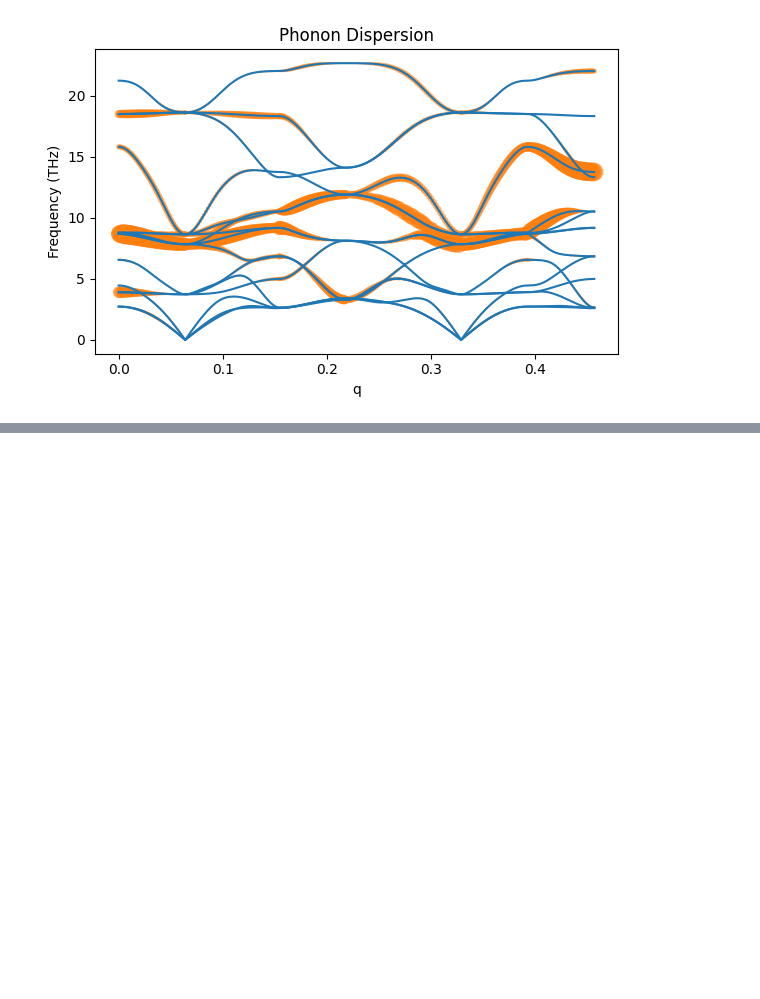
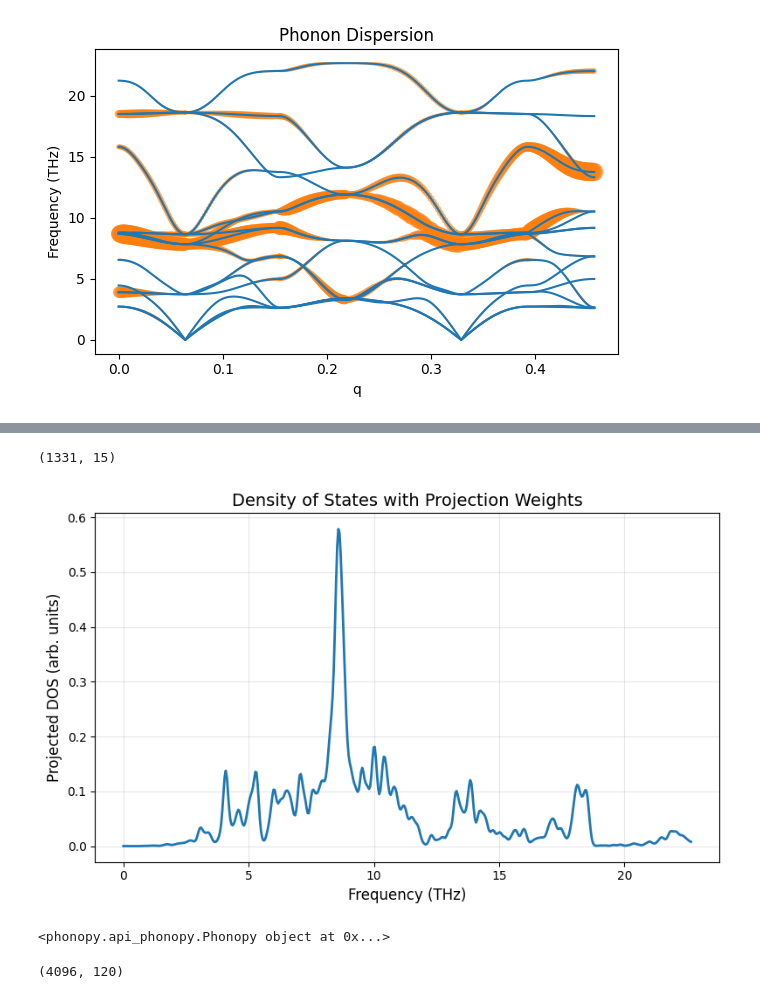
Before and after one commit to alexey-rulev/plus_vibe, a Jupyter notebook: ts.ipynb, the cells around one changed output, grey strips where cells are left out. Saved outputs shown, nothing was run; the diff lists cells and outputs as text; code cells hidden in the pictures; blank space fills up the shorter version.

```diff
--- a/ts.ipynb
+++ b/ts.ipynb
@@ -400,0 +569,4 @@ plt.show()
+# %%
+with open("example/mesh_single.yaml", "r") as f:
+    data = yaml.safe_load(f)
+unit_cell_mesh_phonons, unit_cell_mesh_meta = parse_band_yaml(data)
@@ -400,0 +597,55 @@ plt.show()
+# %%
+projections_modulus_mesh = []
+for q in range(len(rearranged_supercell_eigenvectors_mesh)):
+    q_proj = []
+    for b in range(len(rearranged_supercell_eigenvectors_mesh[q])):
+        eigvec = rearranged_supercell_eigenvectors_mesh[q][b]  # shape: (len(ts_atoms)-1, 3)
+        eigvec_flat = eigvec.flatten()  # shape: ((len(ts_atoms)-1)*3,)
+        # If eigenvectors are complex, use conjugate for projection
+        proj = np.vdot(eigvec_flat, dx_vec_flat)  # vdot does conjugate on first arg
+        q_proj.append(np.abs(proj))
+    projections_modulus_mesh.append(q_proj)
+projections_modulus_mesh = np.array(projections_modulus_mesh)  # shape: (nq, nbranches)
+print(projections_modulus_mesh.shape)
+# %% [output]
+(1331, 15)
+# %%
+# Flatten projections to get energy bars
+energy_bars = projections_modulus_mesh.flatten()**2  # shape: (nq * nbranches,)
+
+# Get corresponding frequencies for each projection
+frequencies_mesh = np.asarray(unit_cell_mesh_phonons["frequencies"])  # [nq, nbranches]
+frequencies_flat = frequencies_mesh.flatten()  # shape: (nq * nbranches,)
+
+# Apply Gaussian smoothing to create density of states
+from scipy.ndimage import gaussian_filter1d
+
+# Create energy grid for DOS
+energy_min = frequencies_flat.min()
+energy_max = frequencies_flat.max()
+energy_grid = np.linspace(energy_min, energy_max, 500)
+
+# Bin the weighted projections onto the energy grid
+dos = np.zeros_like(energy_grid)
+bin_width = energy_grid[1] - energy_grid[0]
+
+for freq, weight in zip(frequencies_flat, energy_bars):
+    # Find nearest bin
+    idx = np.argmin(np.abs(energy_grid - freq))
+    dos[idx] += weight
+
+# Apply Gaussian smoothing
+sigma = 2  # smoothing parameter (adjust as needed)
+dos_smoothed = gaussian_filter1d(dos, sigma=sigma)
+
+# Plot the density of states
+plt.figure(figsize=(8, 5))
+plt.plot(energy_grid, dos_smoothed, linewidth=2)
+plt.xlabel('Frequency (THz)', fontsize=12)
+plt.ylabel('Projected DOS (arb. units)', fontsize=12)
+plt.title('Density of States with Projection Weights', fontsize=14)
+plt.grid(True, alpha=0.3)
+plt.tight_layout()
+plt.show()
+# %% [output]
+[figure, added]
@@ -400,0 +655,4 @@ plt.show()
+# %%
+print(phonons_bsy)
+# %% [output]
+<phonopy.api_phonopy.Phonopy object at 0x...>
@@ -400,0 +665,15 @@ plt.show()
+# %%
+projections_modulus_bsy_mesh = []
+for q in range(len(bsy_eigenvectors)):
+    q_proj = []
+    for b in range(len(bsy_eigenvectors[q])):
+        eigvec = bsy_eigenvectors[q].transpose()[b]  # shape: (len(ts_atoms)-1, 3)
+        eigvec_flat = eigvec.flatten()  # shape: ((len(ts_atoms)-1)*3,)
+        # If eigenvectors are complex, use conjugate for projection
+        proj = np.vdot(eigvec_flat, dx_vec_flat)  # vdot does conjugate on first arg
+        q_proj.append(np.abs(proj))
+    projections_modulus_bsy_mesh.append(q_proj)
+projections_modulus_bsy_mesh = np.array(projections_modulus_bsy_mesh)  # shape: (nq, nbranches)
+print(projections_modulus_bsy_mesh.shape)
+# %% [output]
+(4096, 120)
```
Also changed, not shown: parts of 17 cells of this notebook, 3 other files.
